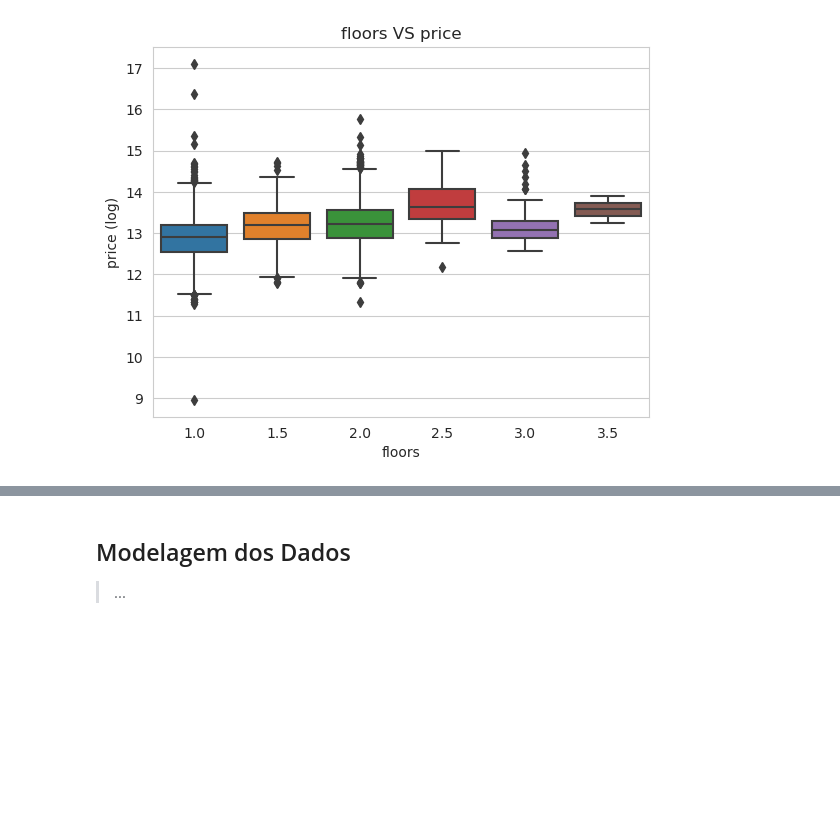
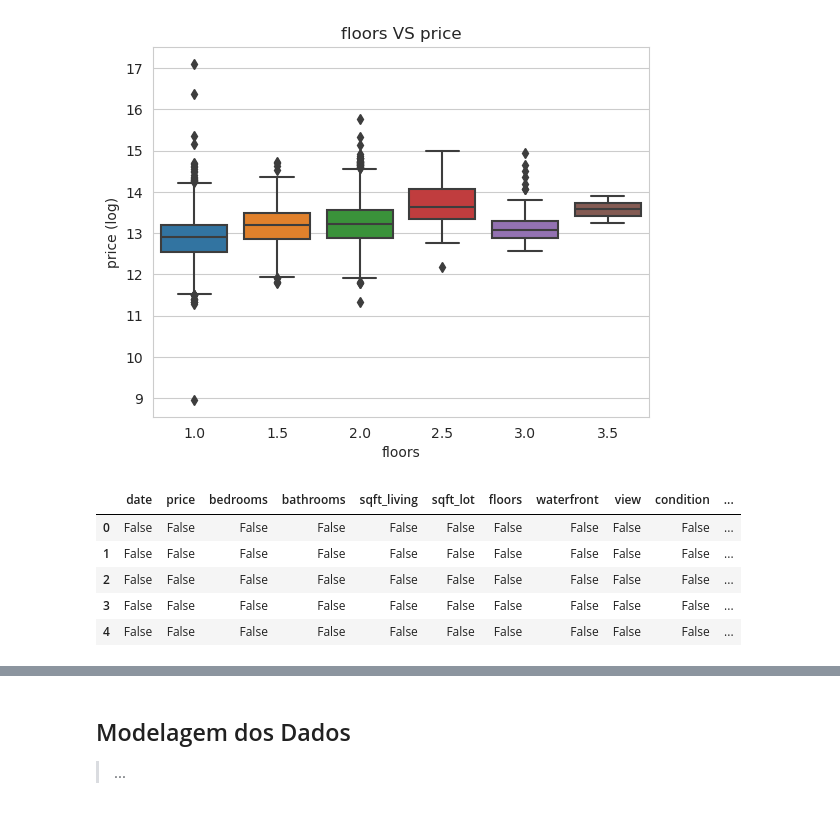
Before and after one commit to michellssgui22/PROJETOS_ESTUDO_DATASCIENCE, a Jupyter notebook: Previsão do preço da casa/previsão_do_preço_da_casa.ipynb, the cells around one changed output, grey strips where cells are left out. Drawn from its saved outputs; the diff is of its cells as text; code cells hidden in the pictures; blank space fills up the shorter version.

```diff
--- a/Previsão do preço da casa/previsão_do_preço_da_casa.ipynb
+++ b/Previsão do preço da casa/previsão_do_preço_da_casa.ipynb
@@ -356,3 +402,12 @@ year_ren_trend = pd.concat([df['price'], df['yr_renovated']], axis = 1)
 fig = px.scatter(df, x = 'yr_renovated', y = 'price', title = 'Price vs Year renovated', labels = dict(price = "Price ", yr_renovated = "Year "))
 fig.update_layout(yaxis_range=[0 , 2000000], xaxis_range = [1912 , 2018], width = 800, height = 600)
 fig.show()
+# %%
+df.isnull().head()
+# %% [output]
+|  | date | price | bedrooms | bathrooms | sqft_living | sqft_lot | floors | waterfront | view | condition | ... |
+| 0 | False | False | False | False | False | False | False | False | False | False | ... |
+| 1 | False | False | False | False | False | False | False | False | False | False | ... |
+| 2 | False | False | False | False | False | False | False | False | False | False | ... |
+| 3 | False | False | False | False | False | False | False | False | False | False | ... |
+| 4 | False | False | False | False | False | False | False | False | False | False | ... |
```
Also changed, not shown: parts of 13 cells of this notebook.
